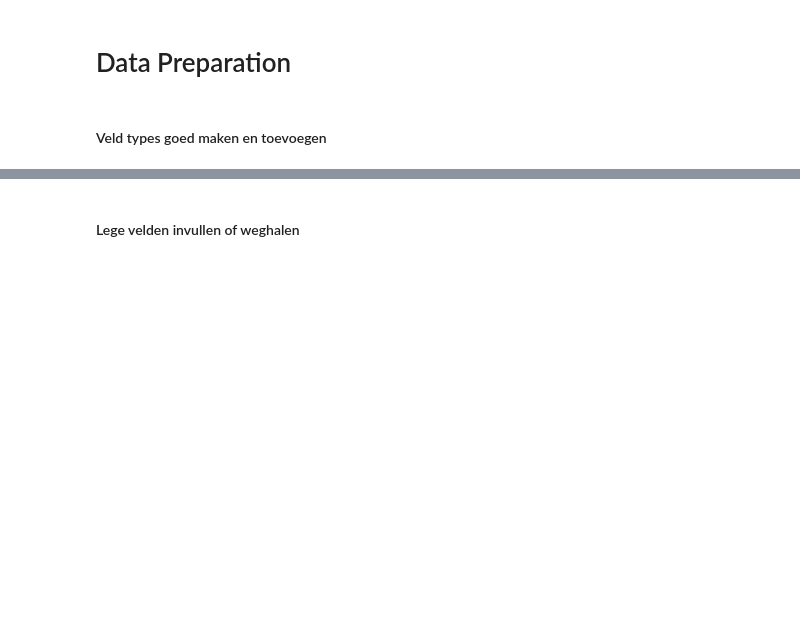
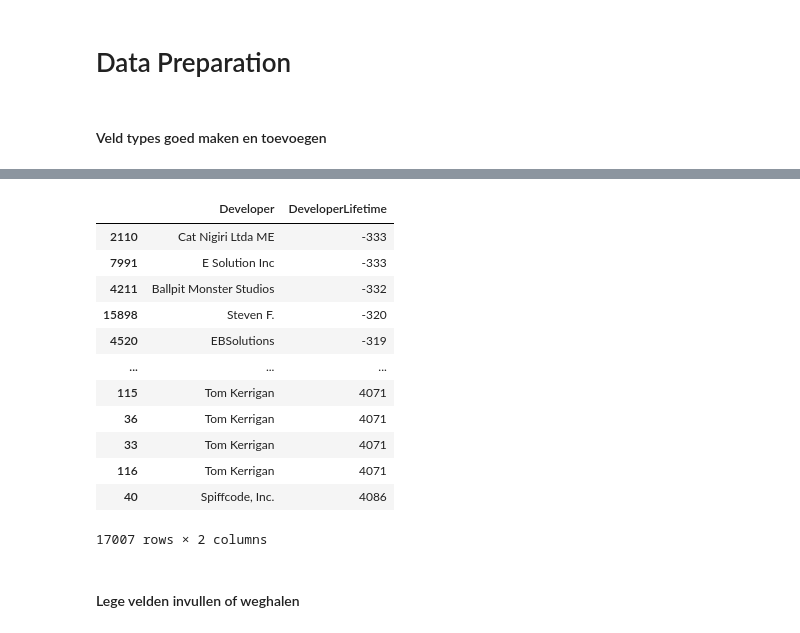
Before and after one commit to Mirmidion/PoC-Challenge2, a Jupyter notebook: YorbenNotebook.ipynb, the cells around one changed output, grey strips where cells are left out. Cells and saved outputs as stored; diff of their text form; code cells hidden in the pictures; blank space fills up the shorter version.

```diff
--- a/YorbenNotebook.ipynb
+++ b/YorbenNotebook.ipynb
@@ -145,0 +212,25 @@ game_data["lifetime_in_years"] = (game_data["lifetime"].dt.days / 365).agg(round
+# %%
+def GetTimeOfDeveloper(column, first):
+    groupedperdev = game_data.sort_values(column).set_index("Developer").groupby("Developer")[column]
+    startofdev = groupedperdev.unique().map(lambda x : x[first]).to_dict()
+    return game_data["Developer"].map(startofdev)
+
+game_data["StartOfDev"] = GetTimeOfDeveloper("Original Release Date", 0)
+game_data["EndOfDev"] = GetTimeOfDeveloper("Current Version Release Date", -1)
+game_data["DeveloperLifetime"] = game_data["EndOfDev"] - game_data["StartOfDev"]
+game_data["DeveloperLifetime"] = pd.Series([x.days for x in game_data["DeveloperLifetime"]])
+game_data[["Developer","DeveloperLifetime"]].sort_values("DeveloperLifetime")
+# %% [output]
+|  | Developer | DeveloperLifetime |
+| 2110 | Cat Nigiri Ltda ME | -333 |
+| 7991 | E Solution Inc | -333 |
+| 4211 | Ballpit Monster Studios | -332 |
+| 15898 | Steven F. | -320 |
+| 4520 | EBSolutions | -319 |
+| ... | ... | ... |
+| 115 | Tom Kerrigan | 4071 |
+| 36 | Tom Kerrigan | 4071 |
+| 33 | Tom Kerrigan | 4071 |
+| 116 | Tom Kerrigan | 4071 |
+| 40 | Spiffcode, Inc. | 4086 |
+17007 rows × 2 columns
```
Also changed, not shown: parts of 14 cells of this notebook.
